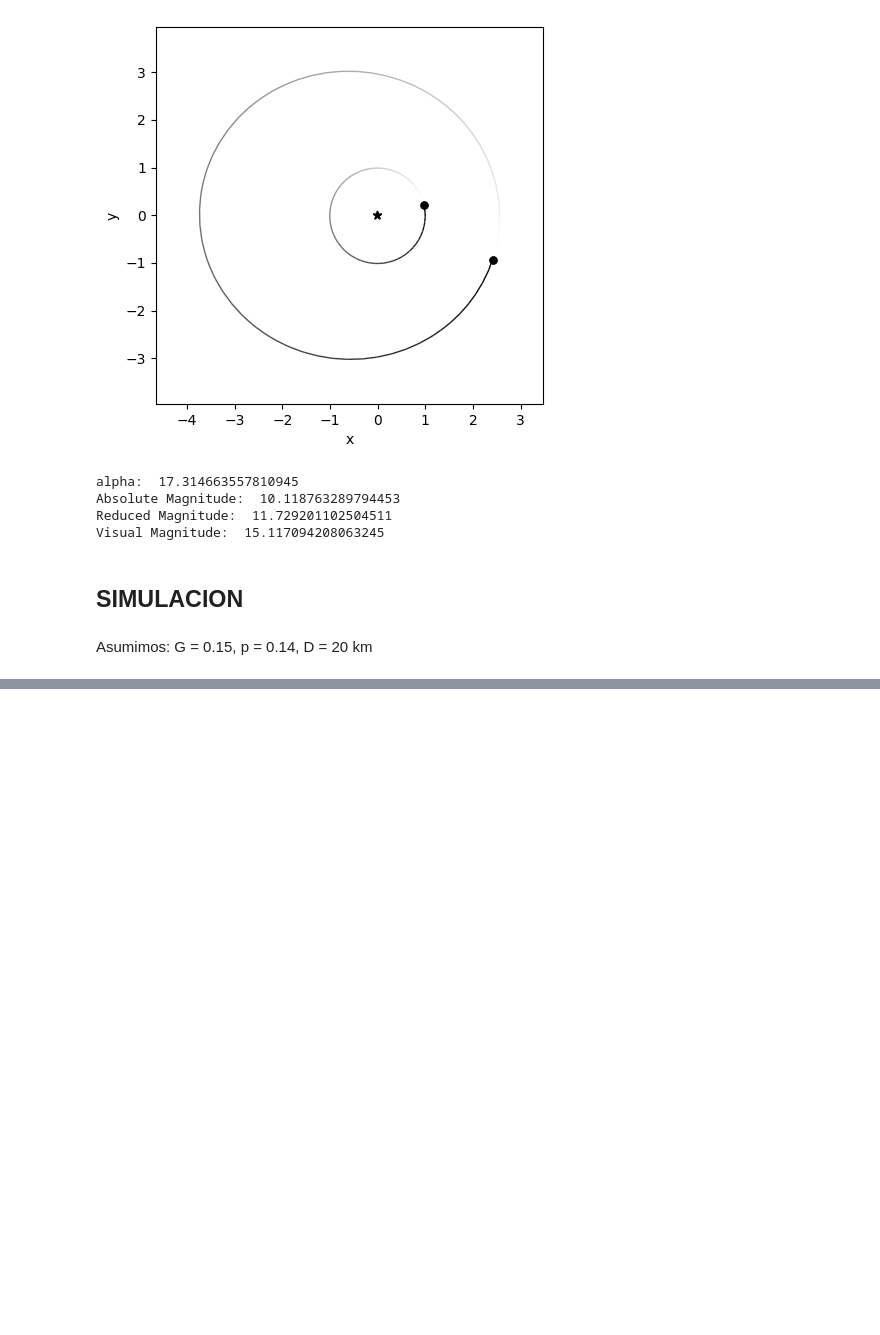
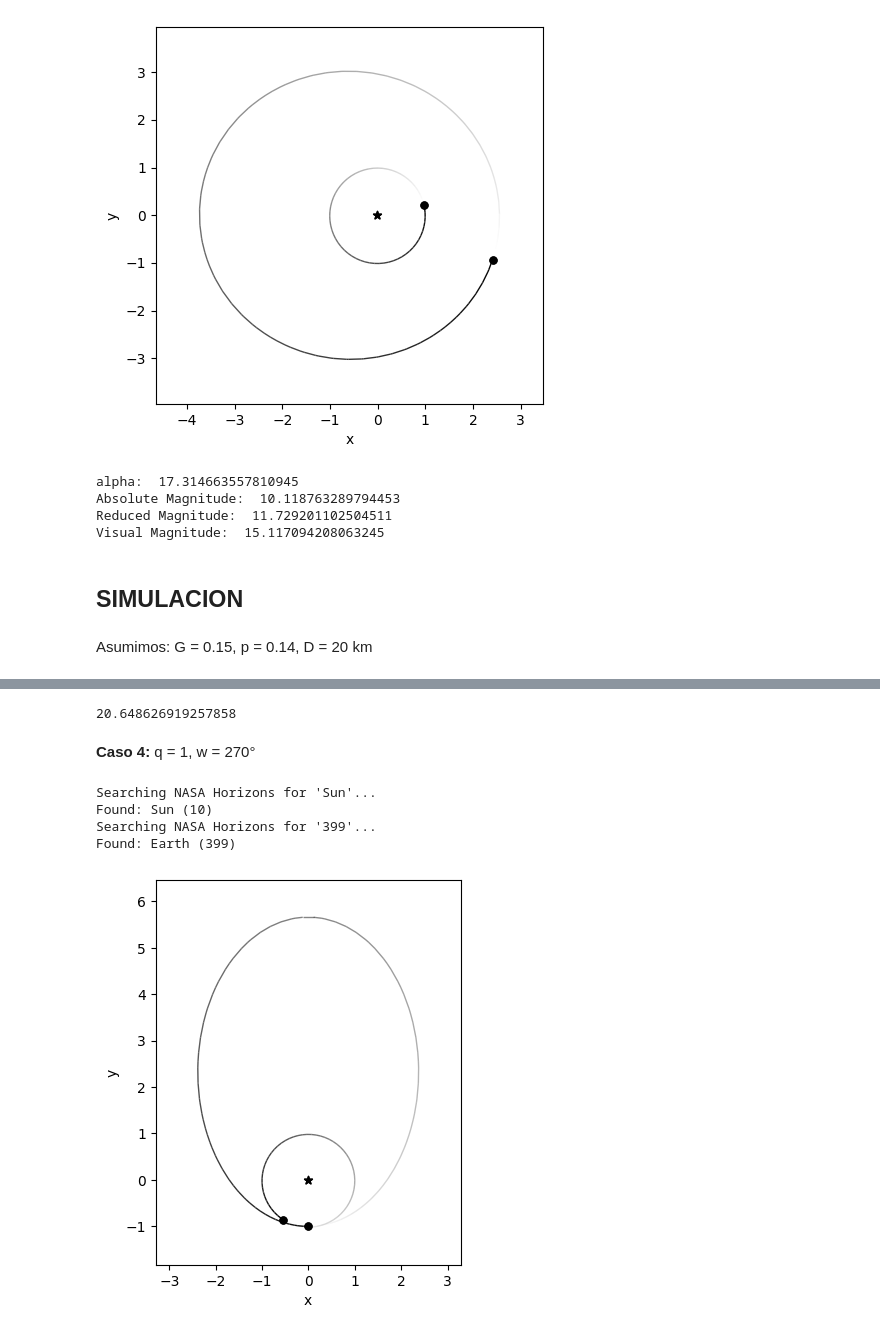
Before and after one commit to JuanitaAgudelo/TesisRepo, a Jupyter notebook: magnitud.ipynb, the cells around one changed output, grey strips where cells are left out. Cells and saved outputs as stored; diff of their text form; code cells hidden in the pictures; blank space fills up the shorter version.

```diff
--- a/magnitud.ipynb
+++ b/magnitud.ipynb
@@ -626,0 +965,80 @@ array([        nan, 11.02370663, 11.84964749, 12.48405632, 12.99220411,
+# %%
+x = times/year
+y1 = H_absolute
+y2 = H_reducido
+y3 = mag_visual
+
+titles = ['Absolute Magnitude', 'Reduced Magnitude', 'Visual Magnitude']
+x_labels = ['Time (years)', 'Time (years)', 'Time (years)']
+y_labels = ['H', 'H(α)', 'V']
+
+annotation_text = f"Parameters: q = {q}, w = {w/deg}, e = {e}, i = {inc}, a = {np.round(a, 2)}, Omega = {Omega}"
+
+fig = make_subplots(rows=1, cols=3, subplot_titles=titles)
+
+# Agregar trazas de línea
+fig.add_trace(go.Scatter(x=x, y=y1, mode='lines', name='H'), row=1, col=1)
+fig.add_trace(go.Scatter(x=x, y=y2, mode='lines', name='H(α)'), row=1, col=2)
+fig.add_trace(go.Scatter(x=x, y=y3, mode='lines', name='V'), row=1, col=3)
+fig.add_hline(y=np.mean(y3), row=1, col=3)
+
+# Etiquetas de ejes
+fig.update_xaxes(title_text=x_labels[0], row=1, col=1)
+fig.update_xaxes(title_text=x_labels[1], row=1, col=2)
+fig.update_xaxes(title_text=x_labels[2], row=1, col=3)
+
+fig.update_yaxes(title_text=y_labels[0], row=1, col=1)
+fig.update_yaxes(title_text=y_labels[1], row=1, col=2)
+fig.update_yaxes(title_text=y_labels[2], row=1, col=3)
+
+# Agregar caja de texto (annotation)
+fig.add_annotation(
+    text=annotation_text,
+    xref="paper", yref="paper",
+    x=0.5, y=-0.3,
+    showarrow=False,
+    align='left',
+    bordercolor="black",
+    borderwidth=1,
+    bgcolor="lightyellow",
+    font=dict(size=12)
+)
+
+fig.update_layout(
+    height=400,
+    width=1150,
+    title_text="Asteroid Magnitud Variation Over Background Integration Time"
+)
+print(np.mean(y3))
+fig.show()
+# %% [output]
+20.648626919257858
+# %% [markdown]
+**Caso 4:** q = 1, w = 270°
+# %%
+diameter = 1 #km
+p = 0.14
+
+q = 1
+e = 0.7
+inc = 0
+Omega = 0
+w = 3*np.pi/2
+a = q/(1-e)
+
+sim = rb.Simulation()
+sim.units = 'AU', 's', 'kg'
+sim.integrator = "IAS15"
+sim.dt = -86400
+
+sim.add("Sun", hash="sun")
+sim.add("399", hash="earth")
+sim.add(a=a, e=e, inc=inc, omega=w, Omega=Omega, hash='Asteroid')
+
+fig = rb.OrbitPlot(sim)
+# %% [output]
+Searching NASA Horizons for 'Sun'...
+Found: Sun (10)
+Searching NASA Horizons for '399'...
+Found: Earth (399)
+[figure, added]
```
Also changed, not shown: parts of 38 cells of this notebook, 7 other files.
